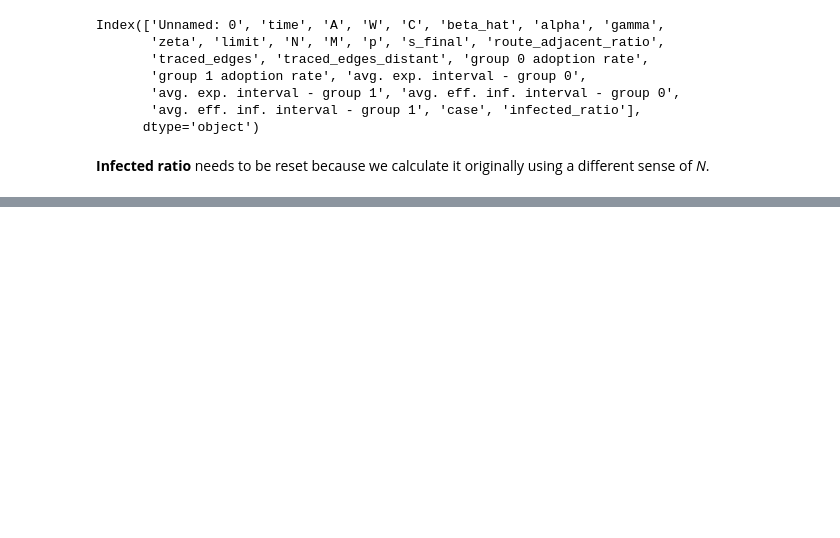
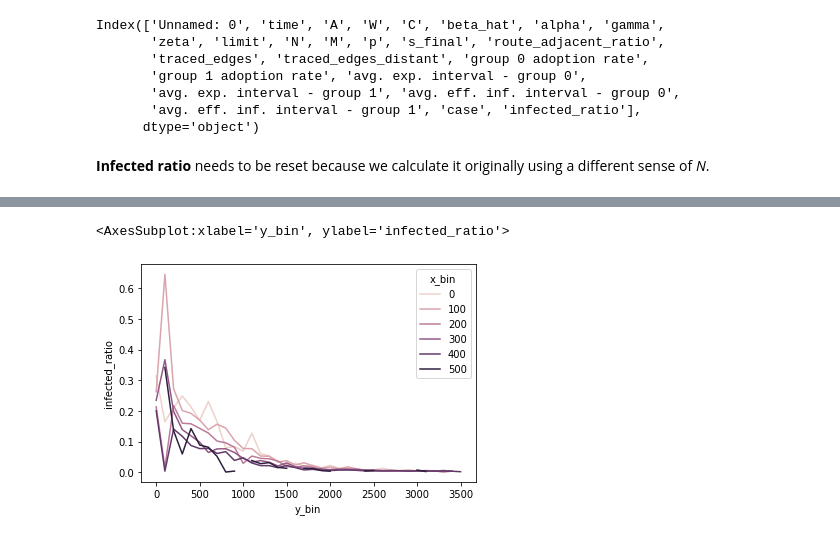
Before and after one commit to sbenthall/privacy-abm, a Jupyter notebook: contact-tracing/code/Python/2D Lattice with Rewiring.ipynb, the cells around one changed output, grey strips where cells are left out. Saved outputs shown, nothing was run; the diff lists cells and outputs as text; code cells hidden in the pictures; blank space fills up the shorter version.

```diff
--- a/contact-tracing/code/Python/2D Lattice with Rewiring.ipynb
+++ b/contact-tracing/code/Python/2D Lattice with Rewiring.ipynb
@@ -313,0 +442,9 @@ splot = sns.lineplot(x='A', y='infected_ratio', data=temp)
+# %%
+wxyz = pd.melt(
+    xyz.reset_index(),
+    id_vars="y_bin",
+    value_vars=list(xyz.columns),
+    value_name="infected_ratio"
+)
+
+wxyz
@@ -313,0 +465,10 @@ splot = sns.lineplot(x='A', y='infected_ratio', data=temp)
+# %%
+sns.lineplot(
+    x='y_bin',
+    y='infected_ratio',
+    hue='x_bin',
+    data=wxyz
+)
+# %% [output]
+<AxesSubplot:xlabel='y_bin', ylabel='infected_ratio'>
+[figure, added]
```
Also changed, not shown: parts of 32 cells of this notebook, 1 other file.
